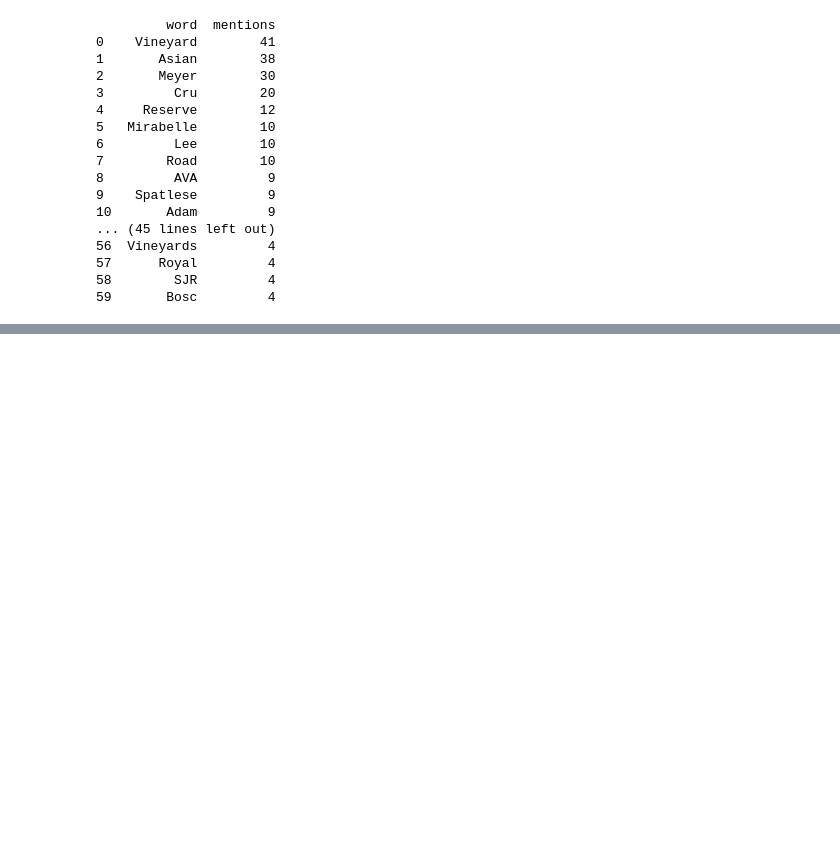
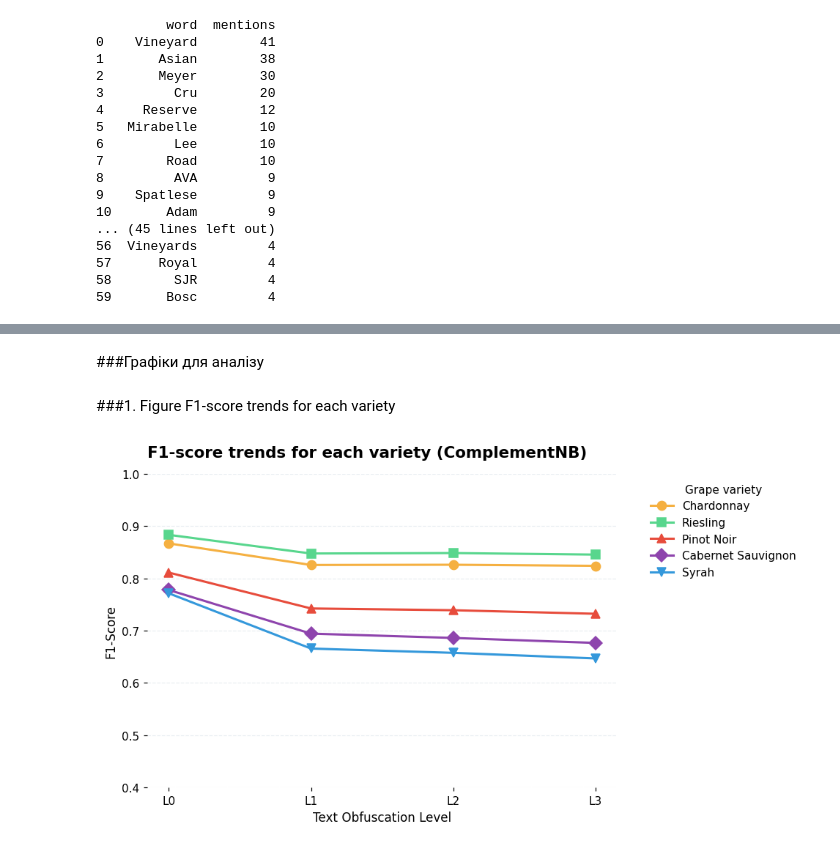
Before and after one commit to abrukhanska/dry-run, a Jupyter notebook: dry_run.ipynb, the cells around one changed output, grey strips where cells are left out. Cells and saved outputs as stored; diff of their text form; code cells hidden in the pictures; blank space fills up the shorter version.

```diff
--- a/dry_run.ipynb
+++ b/dry_run.ipynb
@@ -4011,0 +5421,37 @@ The word lists are final for masking-v1 after the team has checked them. The thr
+# %% [markdown]
+###Графіки для аналізу
+# %% [markdown]
+###1. Figure F1-score trends for each variety
+# %%
+import matplotlib.pyplot as plt
+import numpy as np
+
+class_f1_cols = [f"f1_{c.replace(' ', '_')}" for c in CLASSES]
+f1_trends = compnb_scores_df.groupby("level")[class_f1_cols].mean().reindex(LEVELS)
+
+fig, ax = plt.subplots(figsize=(9, 5), facecolor="white")
+ax.set_facecolor("white")
+
+colors = ["#F5B041", "#58D68D", "#E74C3C", "#8E44AD", "#3498DB"]
+markers = ['o', 's', '^', 'D', 'v']
+
+for i, col in enumerate(class_f1_cols):
+    grape = CLASSES[i]
+    ax.plot(LEVELS, f1_trends[col], marker=markers[i], color=colors[i],
+            linewidth=2, markersize=8, label=grape)
+
+ax.set_title("F1-score trends for each variety (ComplementNB)", loc="left", fontsize=14, fontweight="bold", pad=15)
+ax.set_ylabel("F1-Score")
+ax.set_xlabel("Text Obfuscation Level")
+ax.set_ylim(0.4, 1.0)
+ax.grid(axis="y", color="#E9EDF2", linestyle="--")
+ax.legend(title="Grape variety", bbox_to_anchor=(1.05, 1), loc='upper left', frameon=False)
+
+for spine in ax.spines.values():
+    spine.set_visible(False)
+
+plt.tight_layout()
+fig.savefig(FIGURES_DIR / "compnb_f1_trends.png", dpi=200, bbox_inches="tight")
+plt.show()
+# %% [output]
+[figure, added]
```
Also changed, not shown: parts of 118 cells of this notebook, 13 other files.
